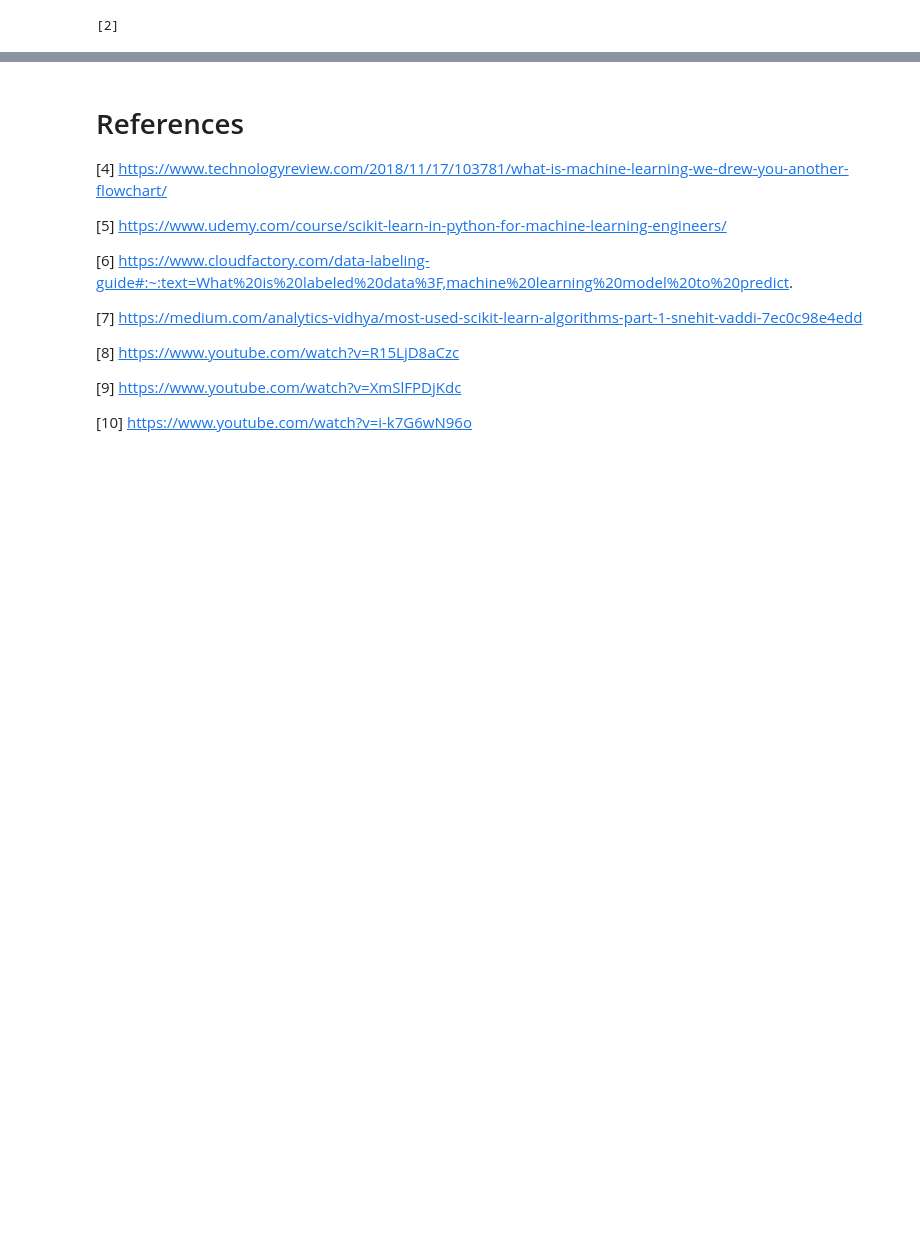
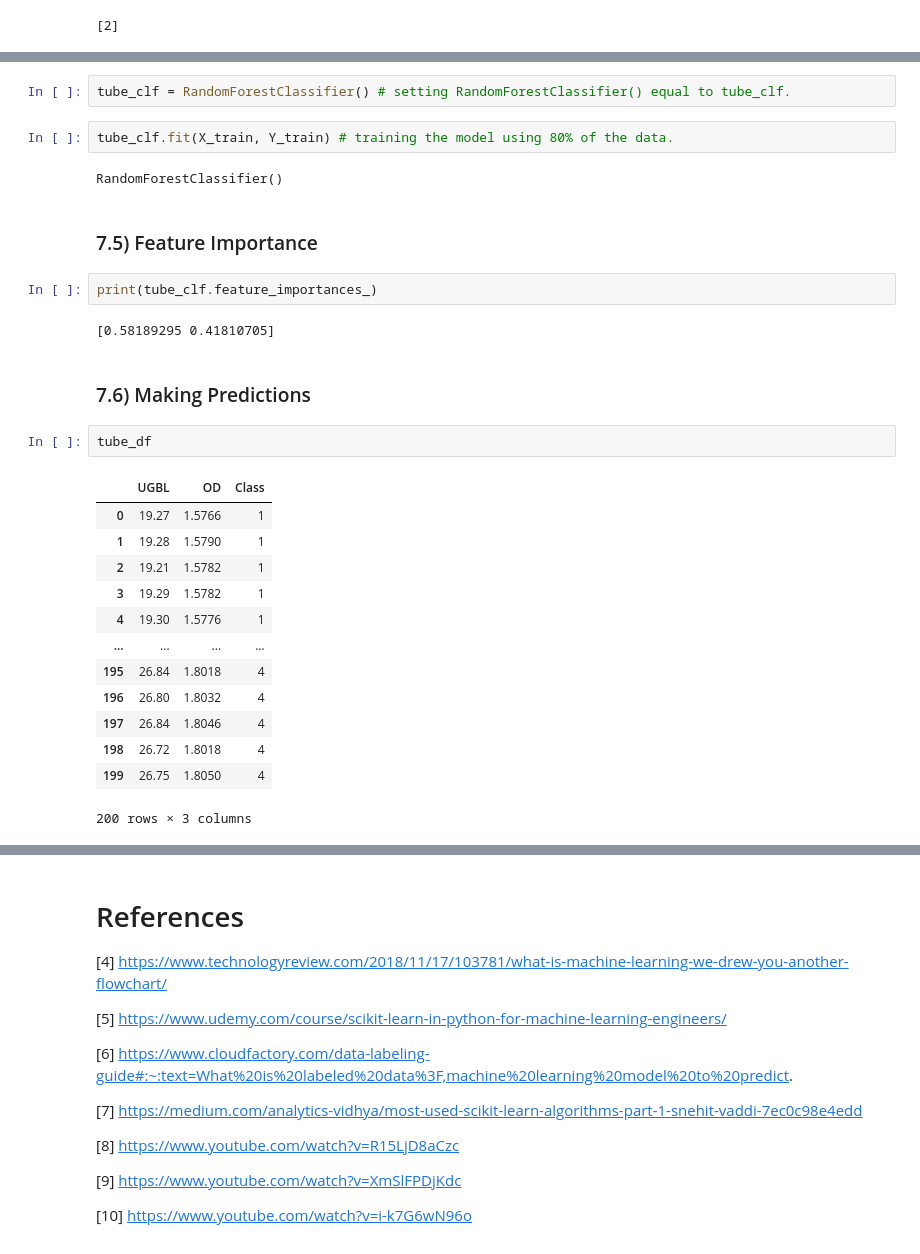
Before and after one commit to KeithQuinn/Machine-Learning-and-Statistics-Winter-21-22, a Jupyter notebook: Scikit-Learn.ipynb, the cells around one changed output, grey strips where cells are left out. Cells and saved outputs as stored; diff of their text form; blank space fills up the shorter version.

```diff
--- a/Scikit-Learn.ipynb
+++ b/Scikit-Learn.ipynb
@@ -535,0 +594,30 @@ print(prediction)
+# %%
+tube_clf = RandomForestClassifier() # setting RandomForestClassifier() equal to tube_clf.
+# %%
+tube_clf.fit(X_train, Y_train) # training the model using 80% of the data.
+# %% [output]
+RandomForestClassifier()
+# %% [markdown]
+### 7.5) Feature Importance
+# %%
+print(tube_clf.feature_importances_)
+# %% [output]
+[0.58189295 0.41810705]
+# %% [markdown]
+### 7.6) Making Predictions
+# %%
+tube_df
+# %% [output]
+|  | UGBL | OD | Class |
+| 0 | 19.27 | 1.5766 | 1 |
+| 1 | 19.28 | 1.5790 | 1 |
+| 2 | 19.21 | 1.5782 | 1 |
+| 3 | 19.29 | 1.5782 | 1 |
+| 4 | 19.30 | 1.5776 | 1 |
+| ... | ... | ... | ... |
+| 195 | 26.84 | 1.8018 | 4 |
+| 196 | 26.80 | 1.8032 | 4 |
+| 197 | 26.84 | 1.8046 | 4 |
+| 198 | 26.72 | 1.8018 | 4 |
+| 199 | 26.75 | 1.8050 | 4 |
+200 rows × 3 columns
```
Also changed, not shown: parts of 19 cells of this notebook, 2 other files.
